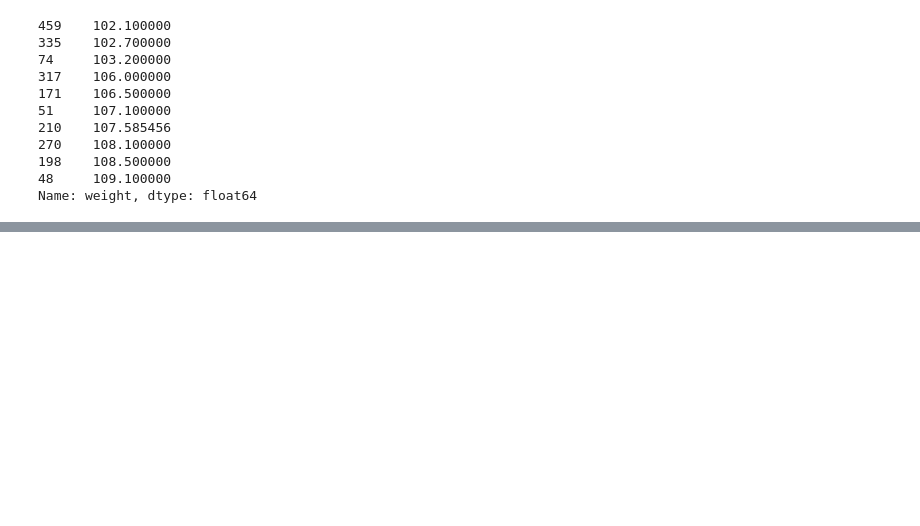
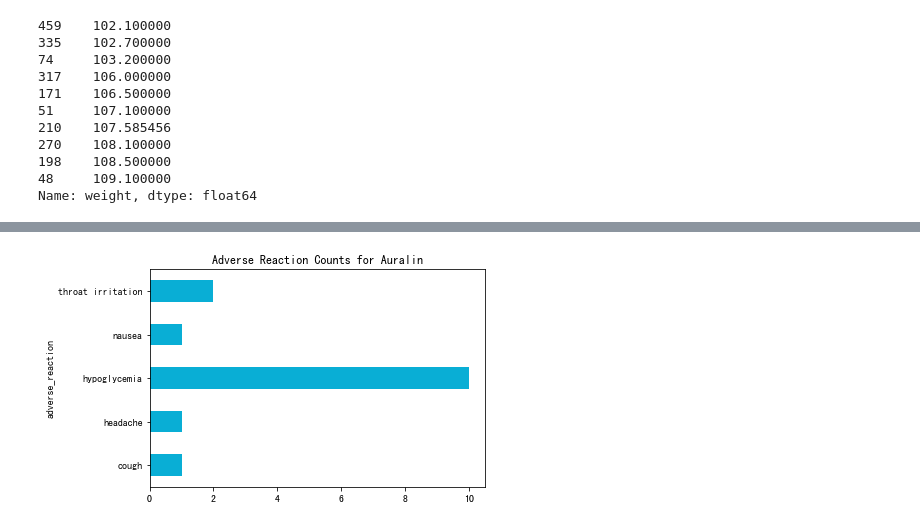
Before and after one commit to Alex-YuZ/diabetes_data-wrangling, a Jupyter notebook: auralin_data_wrangling.ipynb, the cells around one changed output, grey strips where cells are left out. Saved outputs shown, nothing was run; the diff lists cells and outputs as text; code cells hidden in the pictures; blank space fills up the shorter version.

Commit message:
feat: Add some stats calculations on the cleaned data

```diff
--- a/auralin_data_wrangling.ipynb
+++ b/auralin_data_wrangling.ipynb
@@ -1046,3 +1046,6 @@ patients_clean.weight.sort_values().head(10)
 198    108.500000
 48     109.100000
 Name: weight, dtype: float64
+# %%
+adverse_reaction_gr = treatments_clean.groupby(['treatment', 'adverse_reaction']).patient_id.count()
+adverse_reaction_gr
@@ -1048,0 +1065,4 @@ Name: weight, dtype: float64
+# %%
+adverse_reaction_gr.auralin.plot(kind='barh', title='Adverse Reaction Counts for Auralin', color='#09aed5');
+# %% [output]
+[figure, added]
```
Also changed, not shown: parts of 8 cells of this notebook.
